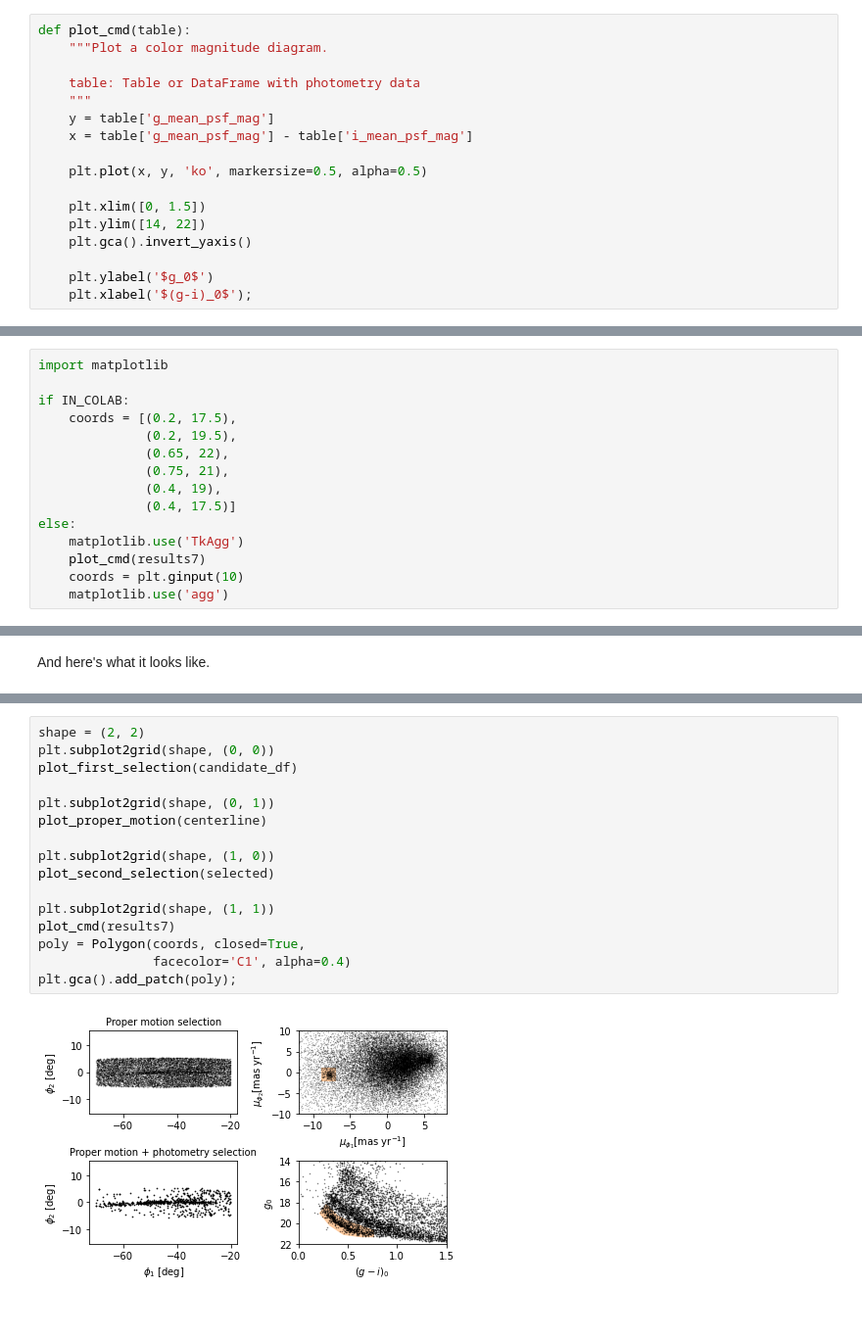
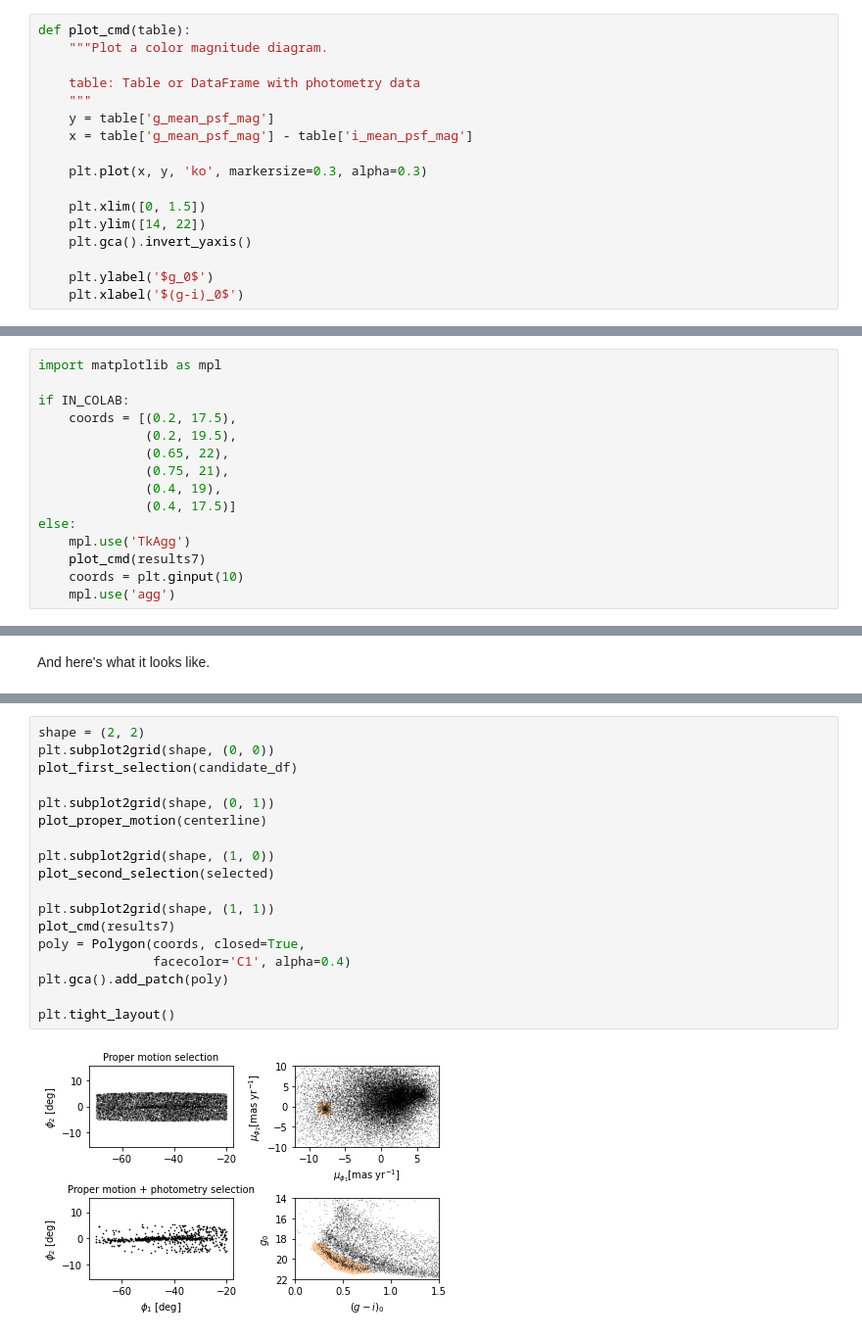
Before and after one commit to datacarpentry/astronomy-python, a Jupyter notebook: notebooks/03_join.ipynb, the cells around one changed output, grey strips where cells are left out. Shown at 98% size. Cells and saved outputs as stored; diff of their text form.

```diff
--- a/notebooks/03_join.ipynb
+++ b/notebooks/03_join.ipynb
@@ -523,14 +523,14 @@ def plot_cmd(table):
     y = table['g_mean_psf_mag']
     x = table['g_mean_psf_mag'] - table['i_mean_psf_mag']
 
-    plt.plot(x, y, 'ko', markersize=0.5, alpha=0.5)
+    plt.plot(x, y, 'ko', markersize=0.3, alpha=0.3)
 
     plt.xlim([0, 1.5])
     plt.ylim([14, 22])
     plt.gca().invert_yaxis()
 
     plt.ylabel('$g_0$')
-    plt.xlabel('$(g-i)_0$');
+    plt.xlabel('$(g-i)_0$')
 # %% [markdown]
 `plot_cmd` uses a new function, `invert_yaxis`, to invert the `y` axis, which is conventional when plotting magnitudes, since lower magnitude indicates higher brightness.
 
@@ -571,7 +571,7 @@ Before calling `plt.ginput` we have to tell Matplotlib to use `TkAgg` to draw th
 
 When you run the following cell, a figure should appear in a new window.  Click on it 10 times to draw a polygon around the overdense area.  A red cross should appear where you click.
 # %%
-import matplotlib
+import matplotlib as mpl
 
 if IN_COLAB:
     coords = [(0.2, 17.5),
@@ -581,10 +581,10 @@ if IN_COLAB:
               (0.4, 19),
               (0.4, 17.5)]
 else:
-    matplotlib.use('TkAgg')
+    mpl.use('TkAgg')
     plot_cmd(results7)
     coords = plt.ginput(10)
-    matplotlib.use('agg')
+    mpl.use('agg')
 # %% [markdown]
 The argument to `ginput` is the number of times the user has to click on the figure.
 
@@ -1041,18 +1045,20 @@ Here's how we use it to draw the four panels.
 # %%
 shape = (2, 2)
 plt.subplot2grid(shape, (0, 0))
 plot_first_selection(candidate_df)
 
 plt.subplot2grid(shape, (0, 1))
 plot_proper_motion(centerline)
 
 plt.subplot2grid(shape, (1, 0))
 plot_second_selection(selected)
 
 plt.subplot2grid(shape, (1, 1))
 plot_cmd(results7)
 poly = Polygon(coords, closed=True,
                facecolor='C1', alpha=0.4)
-plt.gca().add_patch(poly);
+plt.gca().add_patch(poly)
+
+plt.tight_layout()
 # %% [output]
-[figure, old version]
+[figure, new version]
```
Also changed, not shown: parts of 45 cells of this notebook, 1 other file.
